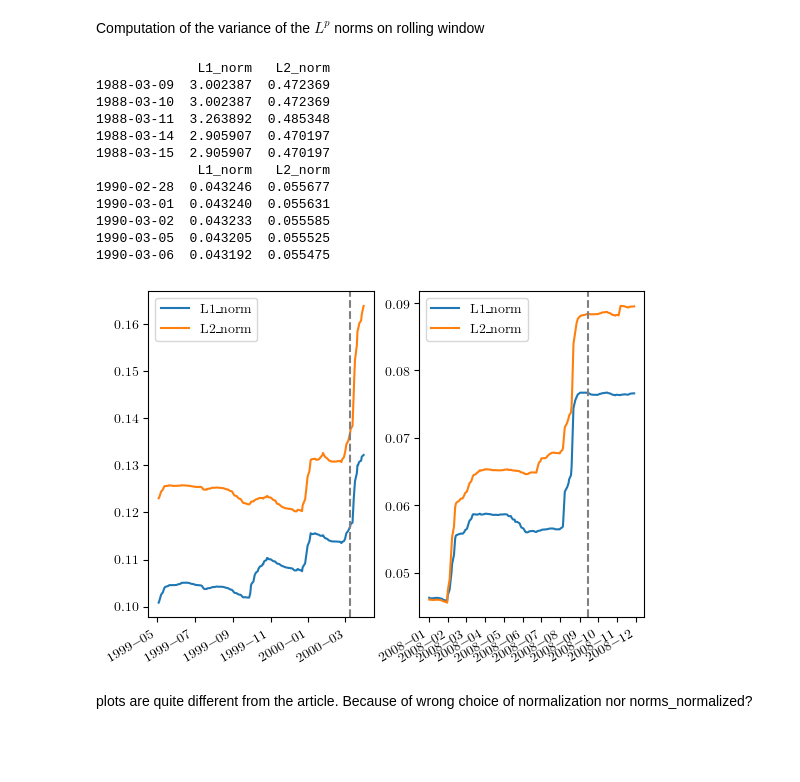
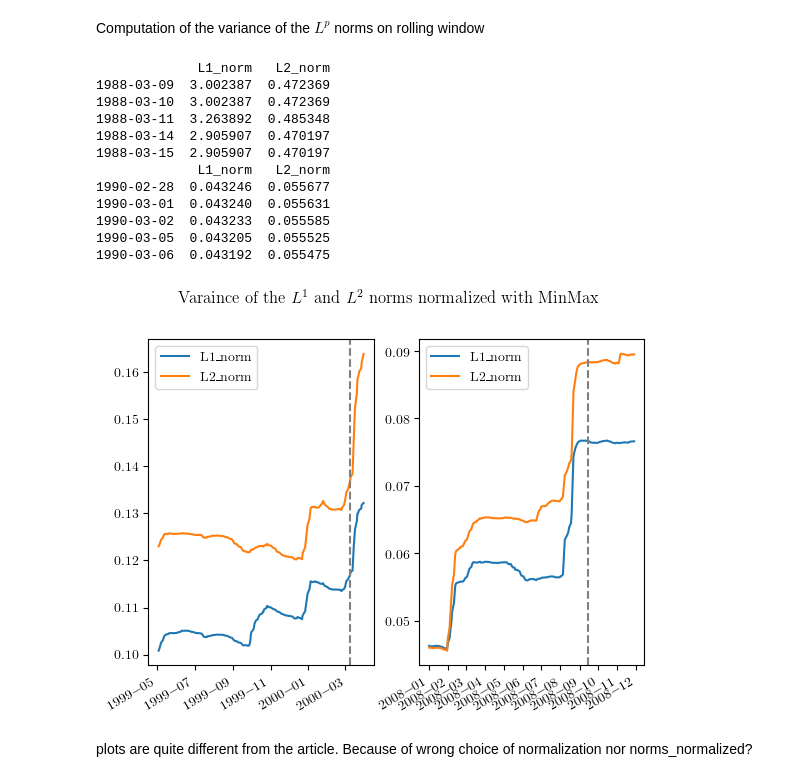
Before and after one commit to FloerHogy/FinancialTimeSeriesTDA, a Jupyter notebook: Project TDA/ProjectTDA.ipynb, the cells around one changed output. Drawn from its saved outputs; the diff is of its cells as text; code cells hidden in the pictures; blank space fills up the shorter version.

```diff
--- a/Project TDA/ProjectTDA.ipynb
+++ b/Project TDA/ProjectTDA.ipynb
@@ -743,29 +743,31 @@ Computation of the variance of the $L^p$ norms on rolling window
 # %%
 std_norms= norms_normalized.rolling(500).std().dropna()
 print(Norms_ln.head())
 print(std_norms.head())
 
 fig, axs = plt.subplots(1,2)
 
+fig.suptitle('Varaince of the $L^1$ and $L^2$ norms normalized with MinMax')
+
 std_norms['1999-05': '2000-03'].plot(ax = axs[0])
 std_norms['2008-01': '2008-11'].plot(ax = axs[1])
 axs[1].axvline(x = '2008-09-15', color = 'grey', linestyle = '--')
 axs[0].axvline(x = '2000-03-09', color = 'grey', linestyle = '--')
 plt.show()
 # %% [output]
              L1_norm   L2_norm
 1988-03-09  3.002387  0.472369
 1988-03-10  3.002387  0.472369
 1988-03-11  3.263892  0.485348
 1988-03-14  2.905907  0.470197
 1988-03-15  2.905907  0.470197
              L1_norm   L2_norm
 1990-02-28  0.043246  0.055677
 1990-03-01  0.043240  0.055631
 1990-03-02  0.043233  0.055585
 1990-03-05  0.043205  0.055525
 1990-03-06  0.043192  0.055475
-[figure, old version]
+[figure, new version]
 # %% [markdown]
 plots are quite different from the article. Because of wrong choice of normalization nor norms_normalized?
 # %% [markdown]
```
Also changed, not shown: parts of 2 cells of this notebook.
